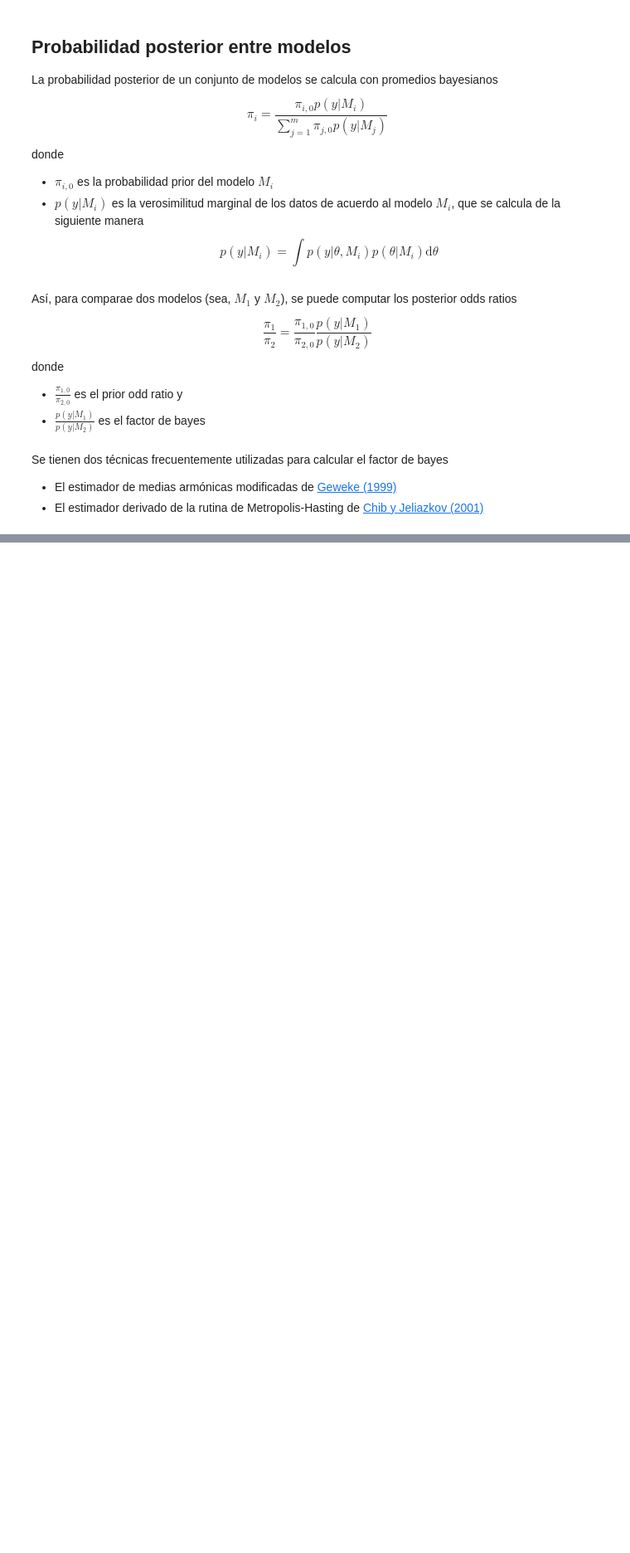
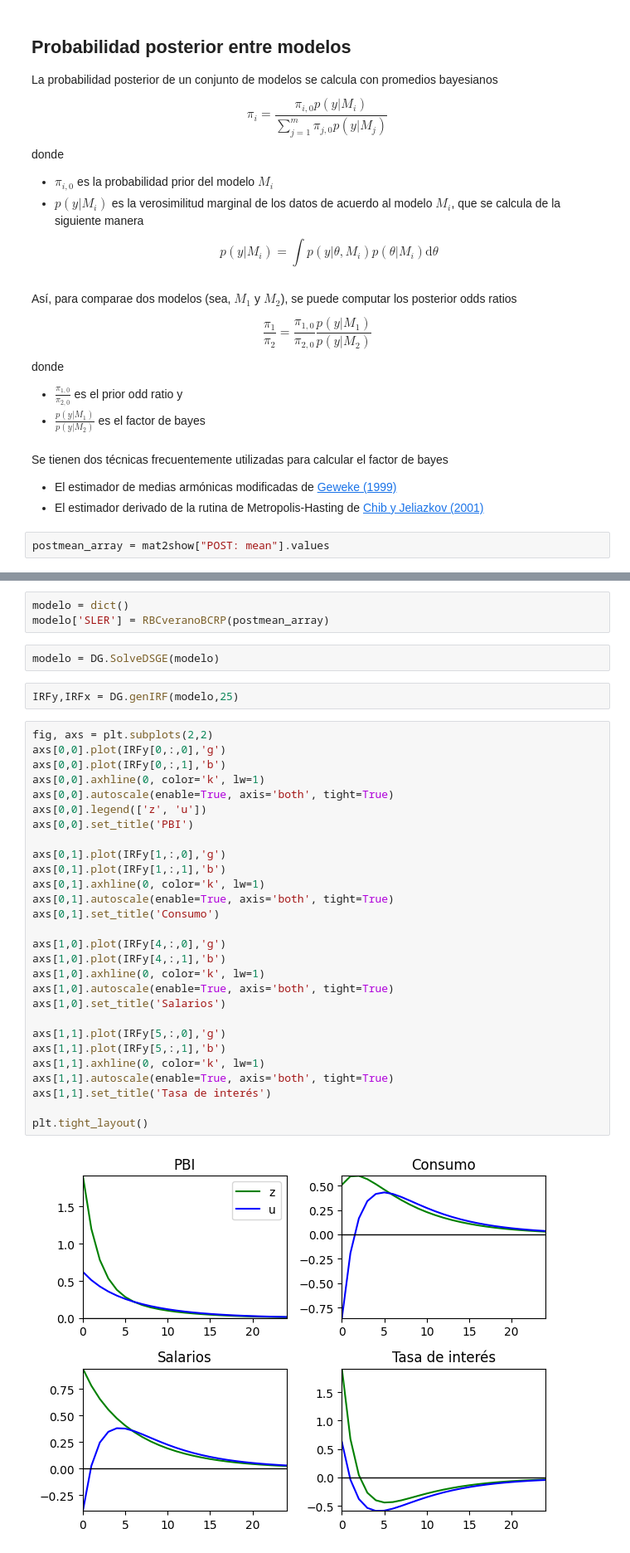
Before and after one commit to AlvaroMoran03/inferencia-bayesiana, a Jupyter notebook: 04_DSGE.ipynb, the cells around one changed output, grey strips where cells are left out. Shown at 83% size. Saved outputs shown, nothing was run; the diff lists cells and outputs as text; blank space fills up the shorter version.

```diff
--- a/04_DSGE.ipynb
+++ b/04_DSGE.ipynb
@@ -1001,3 +995,5 @@ Se tienen dos técnicas frecuentemente utilizadas para calcular el factor de bay
 
 * El estimador de medias armónicas modificadas de [Geweke (1999)](https://www.tandfonline.com/doi/abs/10.1080/07474939908800428?casa_token=IjOseDCorw0AAAAA:_Dkn297bRIB40y4pXqKk6H186pesPIMvotFPZdlhjsZIRiEnDotWdWGiZiR5Vq9Aa-22UYzlPArjrg)
 * El estimador derivado de la rutina de Metropolis-Hasting de [Chib y Jeliazkov (2001)](https://www.tandfonline.com/doi/abs/10.1198/016214501750332848?casa_token=Ca5VhD_fXzQAAAAA:nroDQjE44pjislbtyPaw9XSeMPiPDKBmbKFiUThXRksq5ytTx_KNk07RvVklzXo1p_lTkfgfLQLWqg)
+# %%
+postmean_array = mat2show["POST: mean"].values
@@ -1003,0 +1004,37 @@ Se tienen dos técnicas frecuentemente utilizadas para calcular el factor de bay
+# %%
+modelo = dict()
+modelo['SLER'] = RBCveranoBCRP(postmean_array)
+# %%
+modelo = DG.SolveDSGE(modelo)
+# %%
+IRFy,IRFx = DG.genIRF(modelo,25)
+# %%
+fig, axs = plt.subplots(2,2)
+axs[0,0].plot(IRFy[0,:,0],'g')
+axs[0,0].plot(IRFy[0,:,1],'b')
+axs[0,0].axhline(0, color='k', lw=1)
+axs[0,0].autoscale(enable=True, axis='both', tight=True)
+axs[0,0].legend(['z', 'u'])
+axs[0,0].set_title('PBI')
+
+axs[0,1].plot(IRFy[1,:,0],'g')
+axs[0,1].plot(IRFy[1,:,1],'b')
+axs[0,1].axhline(0, color='k', lw=1)
+axs[0,1].autoscale(enable=True, axis='both', tight=True)
+axs[0,1].set_title('Consumo')
+
+axs[1,0].plot(IRFy[4,:,0],'g')
+axs[1,0].plot(IRFy[4,:,1],'b')
+axs[1,0].axhline(0, color='k', lw=1)
+axs[1,0].autoscale(enable=True, axis='both', tight=True)
+axs[1,0].set_title('Salarios')
+
+axs[1,1].plot(IRFy[5,:,0],'g')
+axs[1,1].plot(IRFy[5,:,1],'b')
+axs[1,1].axhline(0, color='k', lw=1)
+axs[1,1].autoscale(enable=True, axis='both', tight=True)
+axs[1,1].set_title('Tasa de interés')
+
+plt.tight_layout()
+# %% [output]
+[figure, added]
```
Also changed, not shown: parts of 7 cells of this notebook.
